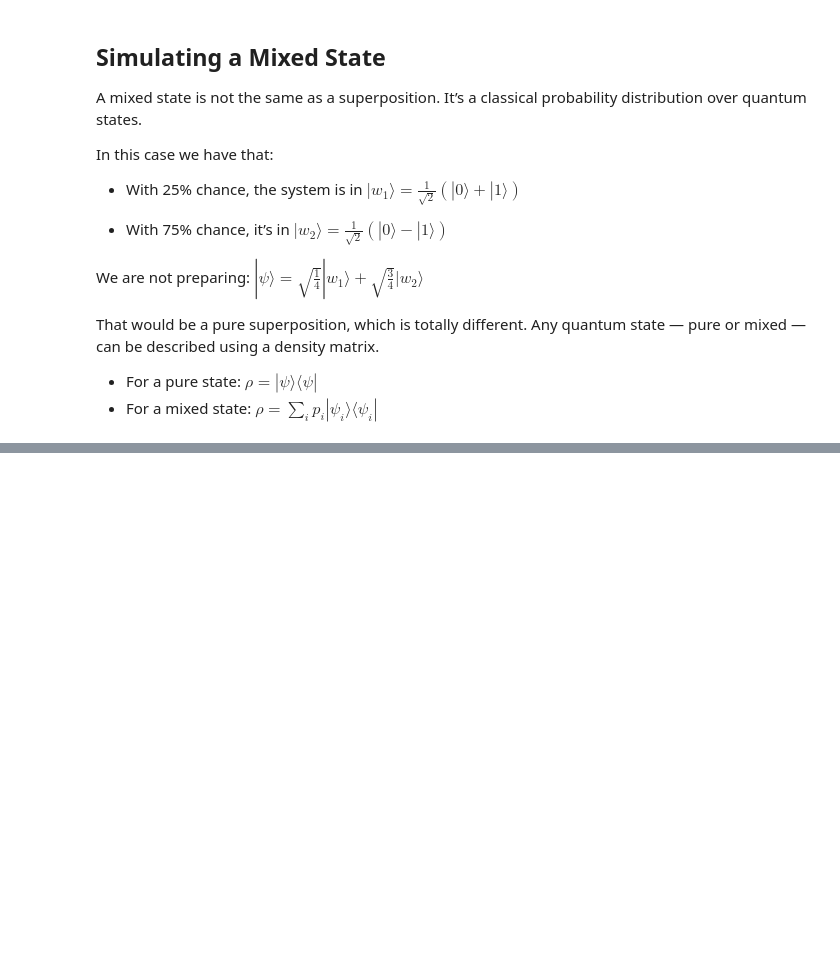
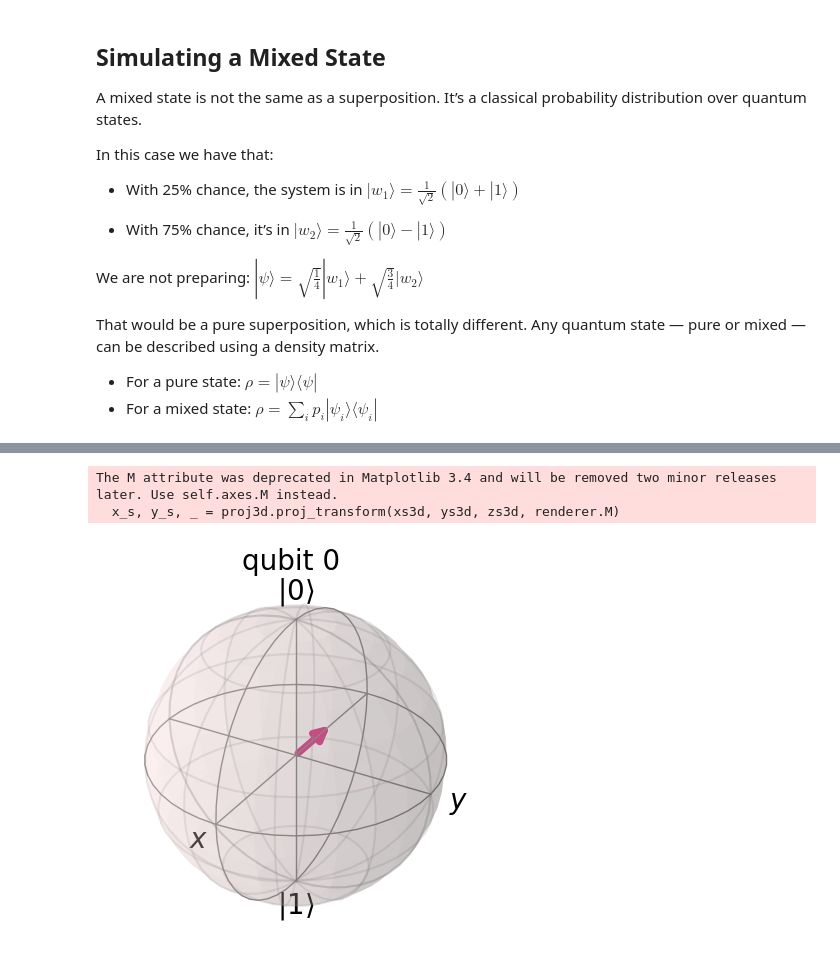
Before and after one commit to sevetseh28/quantum_studies, a Jupyter notebook: quantum-studies/src/quantum_studies/qiskit_circuits/quantum_info/density_matrix_mixed_state.ipynb, the cells around one changed output, grey strips where cells are left out. Drawn from its saved outputs; the diff is of its cells as text; code cells hidden in the pictures; blank space fills up the shorter version.

```diff
--- a/quantum-studies/src/quantum_studies/qiskit_circuits/quantum_info/density_matrix_mixed_state.ipynb
+++ b/quantum-studies/src/quantum_studies/qiskit_circuits/quantum_info/density_matrix_mixed_state.ipynb
@@ -57,0 +75,6 @@ $$
+# %%
+rho.draw('bloch')  # Will show up within the Bloch sphere
+# %% [output]
+The M attribute was deprecated in Matplotlib 3.4 and will be removed two minor releases later. Use self.axes.M instead.
+  x_s, y_s, _ = proj3d.proj_transform(xs3d, ys3d, zs3d, renderer.M)
+[figure, added]
```
Also changed, not shown: parts of 3 cells of this notebook.
